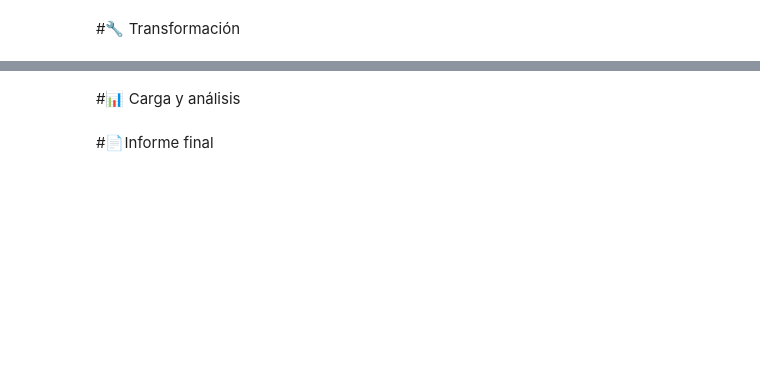
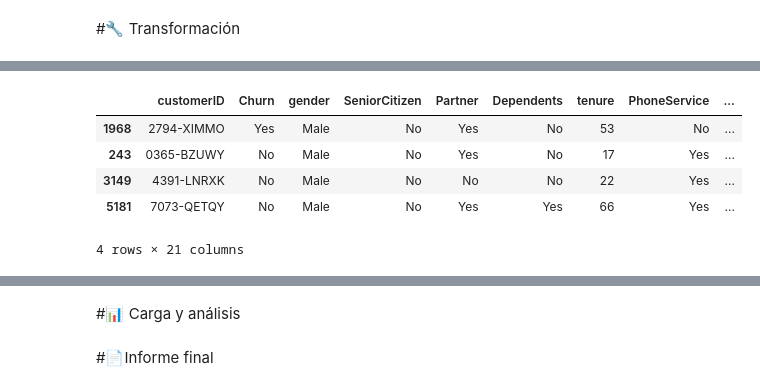
Before and after one commit to Malcuthrad/Challenge-Telecom-X, a Jupyter notebook: TelecomX_LATAM.ipynb, the cells around one changed output, grey strips where cells are left out. Cells and saved outputs as stored; diff of their text form; code cells hidden in the pictures; blank space fills up the shorter version.

```diff
--- a/TelecomX_LATAM.ipynb
+++ b/TelecomX_LATAM.ipynb
@@ -6,0 +152,4 @@
+# %%
+# Datos con nan no se estiman relevantes por lo que se eliminan
+df = df.dropna(subset=['Churn', 'Charges.Total'])
+df[['Churn', 'Charges.Total']].isnull().sum()
@@ -6,0 +181,4 @@
+# %%
+# Cambiar Charges.Total de object a float
+df['Charges.Total'] = df['Charges.Total'].astype(np.float64)
+df.info()
@@ -6,0 +203,4 @@
+# %%
+# dejar todo en minusculas y eliminar caracteres especiales a columna Contract
+df['Contract'] = df['Contract'].str.lower()
+df['Contract'] = df['Contract'].str.replace(r'\-', ' ', regex=True).str.strip()
@@ -6,0 +216,13 @@
+# %%
+# cambiar colunmas con 1 y 0 a yes y no
+#colunmas_convertidas = ['Churn', 'SeniorCitizen',	'Partner', 'Dependents', 'PaperlessBilling']
+colunma_convertida = ['SeniorCitizen']
+df[colunma_convertida] = df[colunma_convertida].replace({1 : 'Yes', 0 : 'No'})
+df.sample(4)
+# %% [output]
+|  | customerID | Churn | gender | SeniorCitizen | Partner | Dependents | tenure | PhoneService | ... |
+| 1968 | 2794-XIMMO | Yes | Male | No | Yes | No | 53 | No | ... |
+| 243 | 0365-BZUWY | No | Male | No | Yes | No | 17 | Yes | ... |
+| 3149 | 4391-LNRXK | No | Male | No | No | No | 22 | Yes | ... |
+| 5181 | 7073-QETQY | No | Male | No | Yes | Yes | 66 | Yes | ... |
+4 rows × 21 columns
```
Also changed, not shown: parts of 17 cells of this notebook.
